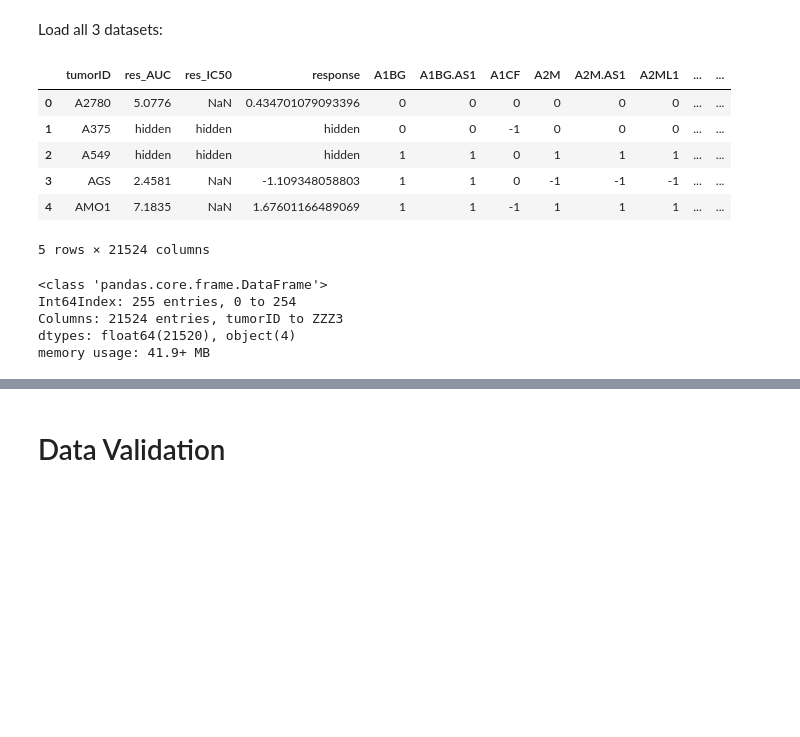
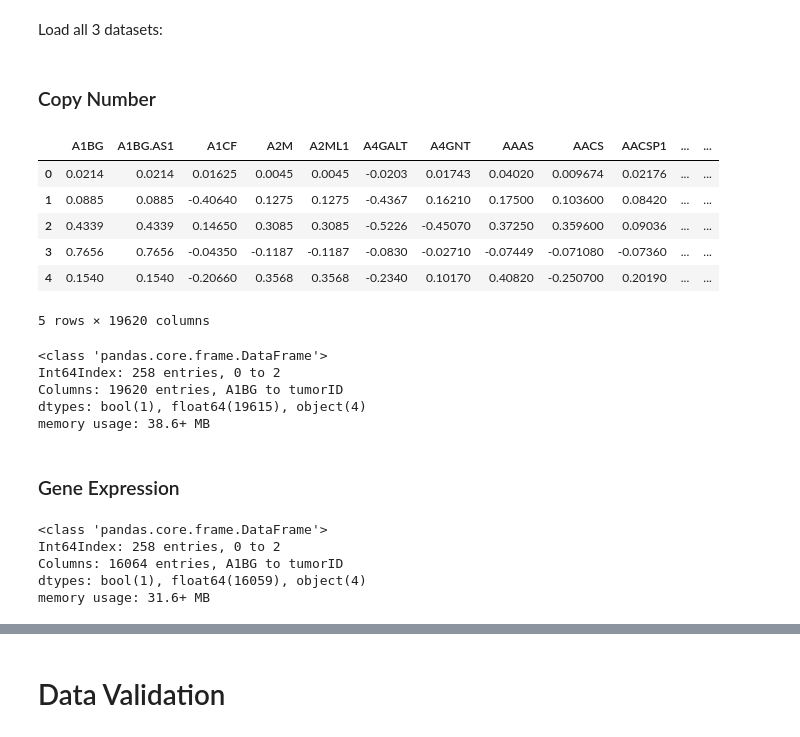
Before and after one commit to eric-czech/portfolio, a Jupyter notebook: demonstrative/python/notebooks/meetups/genomics_analytics.ipynb, the cells around one changed output, grey strips where cells are left out. Cells and saved outputs as stored; diff of their text form; code cells hidden in the pictures; blank space fills up the shorter version.

Commit message:
More paint by numbers work

```diff
--- a/demonstrative/python/notebooks/meetups/genomics_analytics.ipynb
+++ b/demonstrative/python/notebooks/meetups/genomics_analytics.ipynb
@@ -49,23 +49,35 @@ datasets = {
     'ge': {'type': 'numeric'},
     'mu': {'type': 'character'}
 }
+def append_data(d1, d2):
+    d1['is_hcc'] = False
+    d2['is_hcc'] = True
+    return d1.append(d2)
+# %% [markdown]
+### Copy Number
+# %%
+d1 = fetch(repo + 'copy_number_log2ratios.csv')
+# %%
+d2 = fetch(repo + 'HCC_copy_number_log2ratios.csv')
 # %%
-datasets['cn']['data'] = fetch(repo + 'copy_number.csv')
+datasets['cn']['data'] = append_data(d1, d2)
 datasets['cn']['data'].head()
 # %% [output]
-|  | tumorID | res_AUC | res_IC50 | response | A1BG | A1BG.AS1 | A1CF | A2M | A2M.AS1 | A2ML1 | ... | ... |
-| 0 | A2780 | 5.0776 | NaN | 0.434701079093396 | 0 | 0 | 0 | 0 | 0 | 0 | ... | ... |
-| 1 | A375 | hidden | hidden | hidden | 0 | 0 | -1 | 0 | 0 | 0 | ... | ... |
-| 2 | A549 | hidden | hidden | hidden | 1 | 1 | 0 | 1 | 1 | 1 | ... | ... |
-| 3 | AGS | 2.4581 | NaN | -1.109348058803 | 1 | 1 | 0 | -1 | -1 | -1 | ... | ... |
-| 4 | AMO1 | 7.1835 | NaN | 1.67601166489069 | 1 | 1 | -1 | 1 | 1 | 1 | ... | ... |
+|  | A1BG | A1BG.AS1 | A1CF | A2M | A2ML1 | A4GALT | A4GNT | AAAS | AACS | AACSP1 | ... | ... |
+| 0 | 0.0214 | 0.0214 | 0.01625 | 0.0045 | 0.0045 | -0.0203 | 0.01743 | 0.04020 | 0.009674 | 0.02176 | ... | ... |
+| 1 | 0.0885 | 0.0885 | -0.40640 | 0.1275 | 0.1275 | -0.4367 | 0.16210 | 0.17500 | 0.103600 | 0.08420 | ... | ... |
+| 2 | 0.4339 | 0.4339 | 0.14650 | 0.3085 | 0.3085 | -0.5226 | -0.45070 | 0.37250 | 0.359600 | 0.09036 | ... | ... |
+| 3 | 0.7656 | 0.7656 | -0.04350 | -0.1187 | -0.1187 | -0.0830 | -0.02710 | -0.07449 | -0.071080 | -0.07360 | ... | ... |
+| 4 | 0.1540 | 0.1540 | -0.20660 | 0.3568 | 0.3568 | -0.2340 | 0.10170 | 0.40820 | -0.250700 | 0.20190 | ... | ... |
-5 rows × 21524 columns
+5 rows × 19620 columns
 # %%
 datasets['cn']['data'].info()
 # %% [output]
 <class 'pandas.core.frame.DataFrame'>
-Int64Index: 255 entries, 0 to 254
-Columns: 21524 entries, tumorID to ZZZ3
-dtypes: float64(21520), object(4)
-memory usage: 41.9+ MB
+Int64Index: 258 entries, 0 to 2
+Columns: 19620 entries, A1BG to tumorID
+dtypes: bool(1), float64(19615), object(4)
+memory usage: 38.6+ MB
+# %% [markdown]
+### Gene Expression
 # %%
@@ -72,0 +87,9 @@ datasets['ge']['data'] = fetch(repo + 'gene_expression.csv')
+# %%
+datasets['ge']['data'] = append_data(d1, d2)
+datasets['ge']['data'].info()
+# %% [output]
+<class 'pandas.core.frame.DataFrame'>
+Int64Index: 258 entries, 0 to 2
+Columns: 16064 entries, A1BG to tumorID
+dtypes: bool(1), float64(16059), object(4)
+memory usage: 31.6+ MB
```
Also changed, not shown: parts of 52 cells of this notebook, 9 other files.
